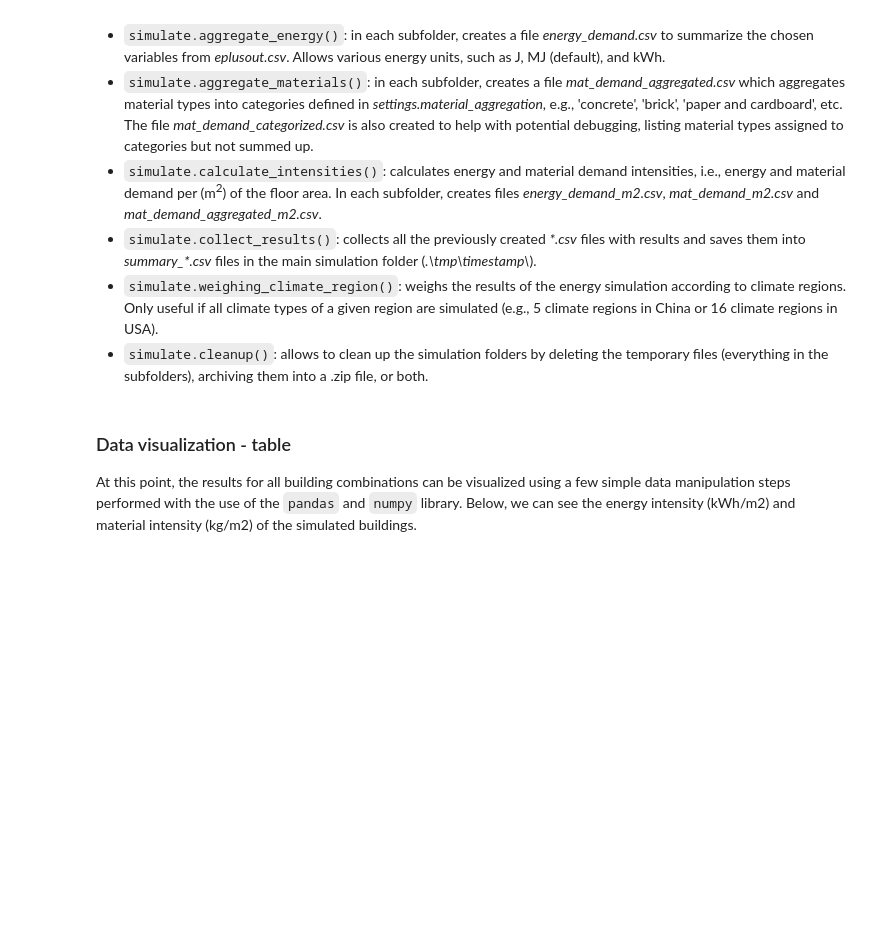
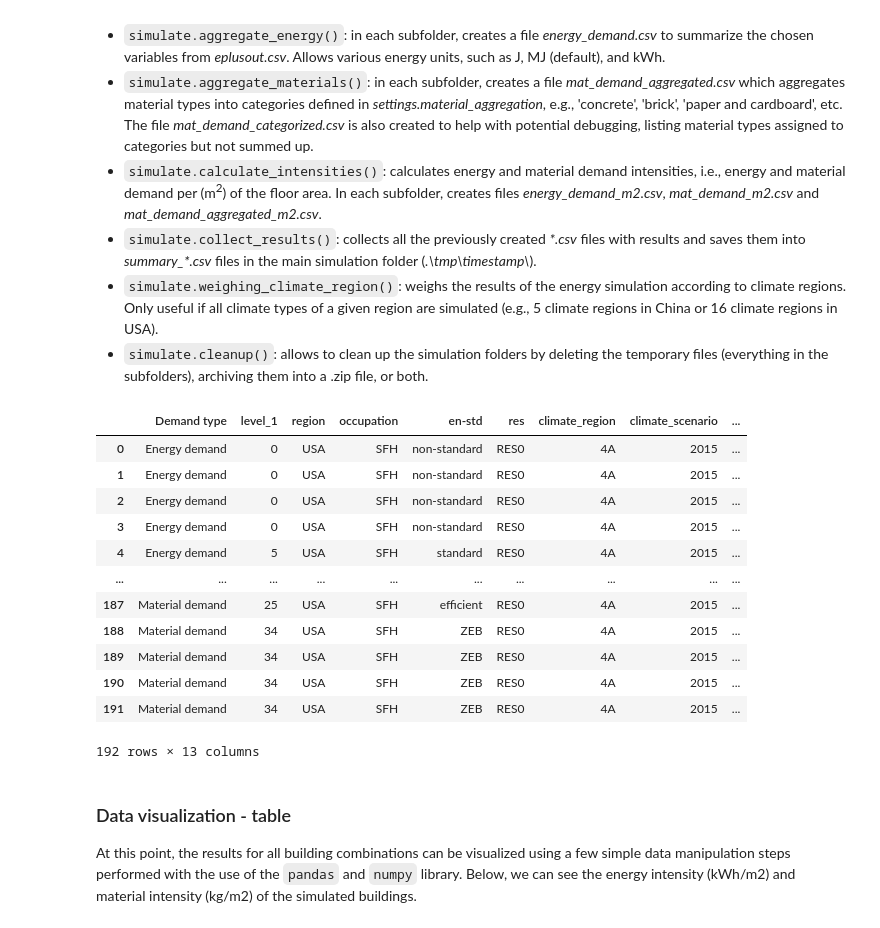
Before and after one commit to NTNU-IndEcol/BuildME, a Jupyter notebook: tutorial_buildme.ipynb, the cells around one changed output. Saved outputs shown, nothing was run; the diff lists cells and outputs as text; code cells hidden in the pictures; blank space fills up the shorter version.

```diff
--- a/tutorial_buildme.ipynb
+++ b/tutorial_buildme.ipynb
@@ -133,0 +165,56 @@ simulate.collect_results(batch_simulation)
+# %%
+"""df_ene_plot1 = df_ene[df_ene['en-std']=='standard']
+nunique = df_ene_plot1.nunique()
+cols_to_drop = nunique[nunique == 1].index
+df_ene_plot1 = df_ene_plot1.drop(cols_to_drop, axis=1)
+df_ene_plot1 = df_ene_plot1.set_index(['res', 'Category'])
+# df_ene_plot1 = df_ene_plot1.unstack(level=0)
+
+df_ene_plot2 = df_ene[df_ene['res']=='RES0']
+nunique = df_ene_plot2.nunique()
+cols_to_drop = nunique[nunique == 1].index
+df_ene_plot2 = df_ene_plot2.drop(cols_to_drop, axis=1)
+df_ene_plot2 = df_ene_plot2.set_index(['en-std', 'Category'])
+# df_ene_plot2 = df_ene_plot2.unstack(level=0)
+
+
+df_mat_plot1 = df_mat[(df_mat['cooling']=='HVAC') & (df_mat['en-std']=='standard')]
+nunique = df_mat_plot1.nunique()
+cols_to_drop = nunique[nunique == 1].index
+df_mat_plot1 = df_mat_plot1.drop(cols_to_drop.append(pd.Index(['Building name'])), axis=1)
+df_mat_plot1 = df_mat_plot1.pivot(*df_mat_plot1.columns).fillna(0).stack().to_frame('Value').reset_index() # to fill missing values with zeros https://stackoverflow.com/questions/58962237/pandas-create-missing-combination-rows-with-zero-values
+df_mat_plot1 = df_mat_plot1.set_index(['res', 'Category'])
+# df_mat_plot1 = df_mat_plot1.unstack(level=0)
+# df_mat_plot1 = df_mat_plot1.fillna(0)
+
+df_mat_plot2 = df_mat[(df_mat['cooling']=='HVAC') & (df_mat['res']=='RES0')]
+nunique = df_mat_plot2.nunique()
+cols_to_drop = nunique[nunique == 1].index
+df_mat_plot2 = df_mat_plot2.drop(cols_to_drop.append(pd.Index(['Building name'])), axis=1)
+df_mat_plot2 = df_mat_plot2.pivot(*df_mat_plot2.columns).fillna(0).stack().to_frame('Value').reset_index() # to fill missing values with zeros https://stackoverflow.com/questions/58962237/pandas-create-missing-combination-rows-with-zero-values
+df_mat_plot2 = df_mat_plot2.set_index(['en-std', 'Category'])
+# df_mat_plot2 = df_mat_plot2.unstack(level=0)
+"""
+
+df1 = pd.concat([pd.concat({'Energy demand': df_ene}, names=['Demand type']), pd.concat({'Material demand': df_mat}, names=['Demand type'])])
+df1 = df1.reset_index(drop=False)
+df1_res0 = df1.merge(df1[df1['res'] == 'RES0'][['Category', 'Value']], on='Category') # .divide(df_max, level='EnergyPlus output variable')
+df1_res0['Value_x'] = df1_res0['Value_x']/df1_res0['Value_y']
+df1_res0 = df1_res0.rename(columns={'Value_x': 'Value'})
+df1_res0 = df1_res0.drop(columns=['Value_y'])
+# %%
+df1_res0
+# %% [output]
+|  | Demand type | level_1 | region | occupation | en-std | res | climate_region | climate_scenario | ... |
+| 0 | Energy demand | 0 | USA | SFH | non-standard | RES0 | 4A | 2015 | ... |
+| 1 | Energy demand | 0 | USA | SFH | non-standard | RES0 | 4A | 2015 | ... |
+| 2 | Energy demand | 0 | USA | SFH | non-standard | RES0 | 4A | 2015 | ... |
+| 3 | Energy demand | 0 | USA | SFH | non-standard | RES0 | 4A | 2015 | ... |
+| 4 | Energy demand | 5 | USA | SFH | standard | RES0 | 4A | 2015 | ... |
+| ... | ... | ... | ... | ... | ... | ... | ... | ... | ... |
+| 187 | Material demand | 25 | USA | SFH | efficient | RES0 | 4A | 2015 | ... |
+| 188 | Material demand | 34 | USA | SFH | ZEB | RES0 | 4A | 2015 | ... |
+| 189 | Material demand | 34 | USA | SFH | ZEB | RES0 | 4A | 2015 | ... |
+| 190 | Material demand | 34 | USA | SFH | ZEB | RES0 | 4A | 2015 | ... |
+| 191 | Material demand | 34 | USA | SFH | ZEB | RES0 | 4A | 2015 | ... |
+192 rows × 13 columns
```
Also changed, not shown: parts of 15 cells of this notebook.
